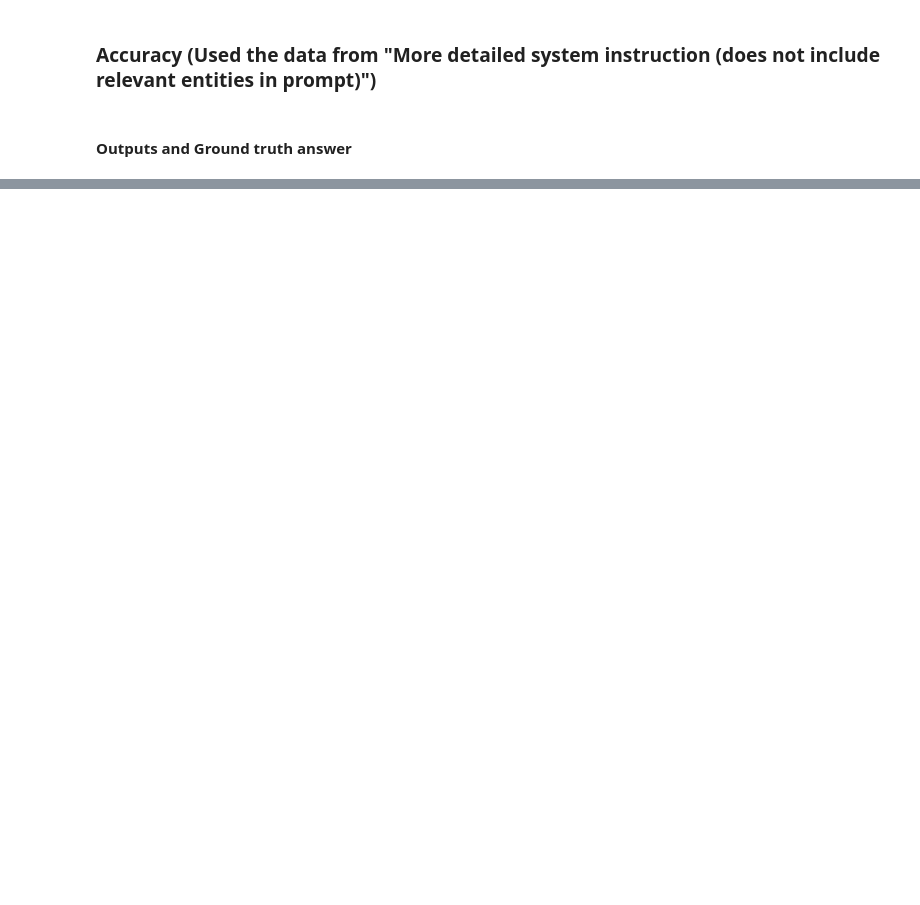
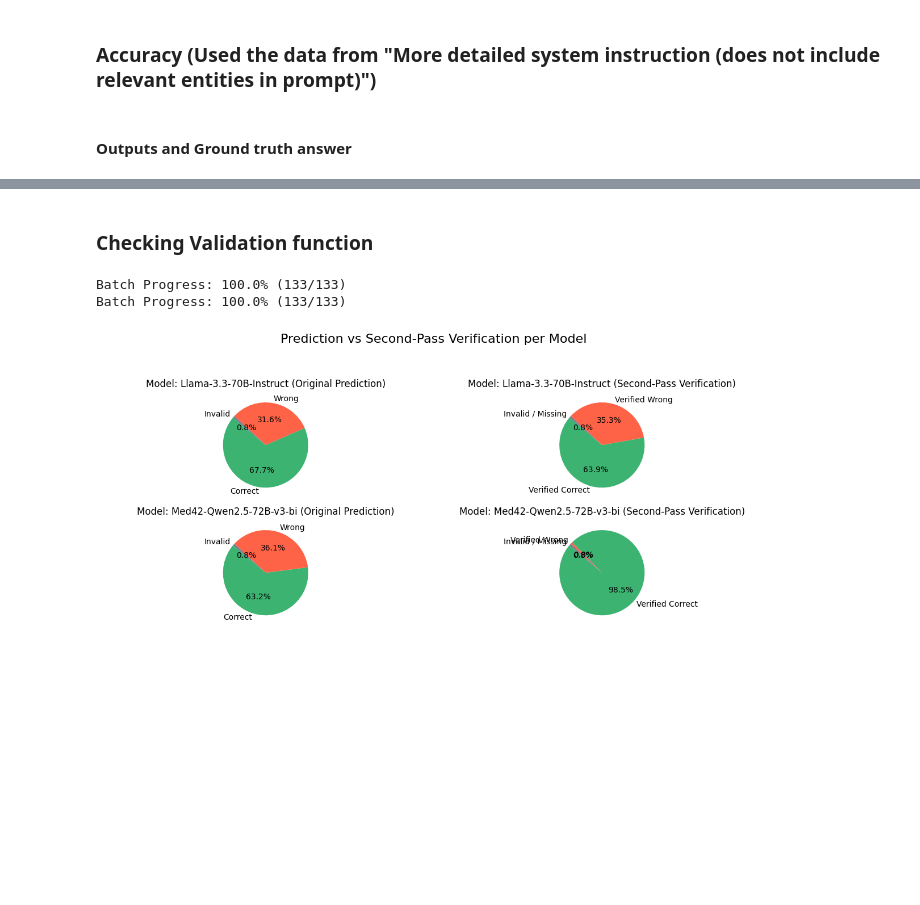
Before and after one commit to mohamed02-code/AI_agent, a Jupyter notebook: notebooks/1.0-PERC-Agent-testing.ipynb, the cells around one changed output, grey strips where cells are left out. Saved outputs shown, nothing was run; the diff lists cells and outputs as text; code cells hidden in the pictures; blank space fills up the shorter version.

```diff
--- a/notebooks/1.0-PERC-Agent-testing.ipynb
+++ b/notebooks/1.0-PERC-Agent-testing.ipynb
@@ -291,0 +172,16 @@ plot_criteria_accuracy_pie(parsed_json, perc_df)
+# %% [markdown]
+### Checking Validation function
+# %%
+validated_results_df = await validate_model_outputs_with_json(
+    sys_instruct="You are a clinical decision support assistant.",
+    results_df=results_df,
+    temperature=0.0,
+    max_tokens=1000
+)
+# %% [output]
+Batch Progress: 100.0% (133/133)
+Batch Progress: 100.0% (133/133)
+# %%
+plot_corrected_json_verification_pie(validated_results_df)
+# %% [output]
+[figure, added]
```
Also changed, not shown: parts of 22 cells of this notebook, 1 other file.
